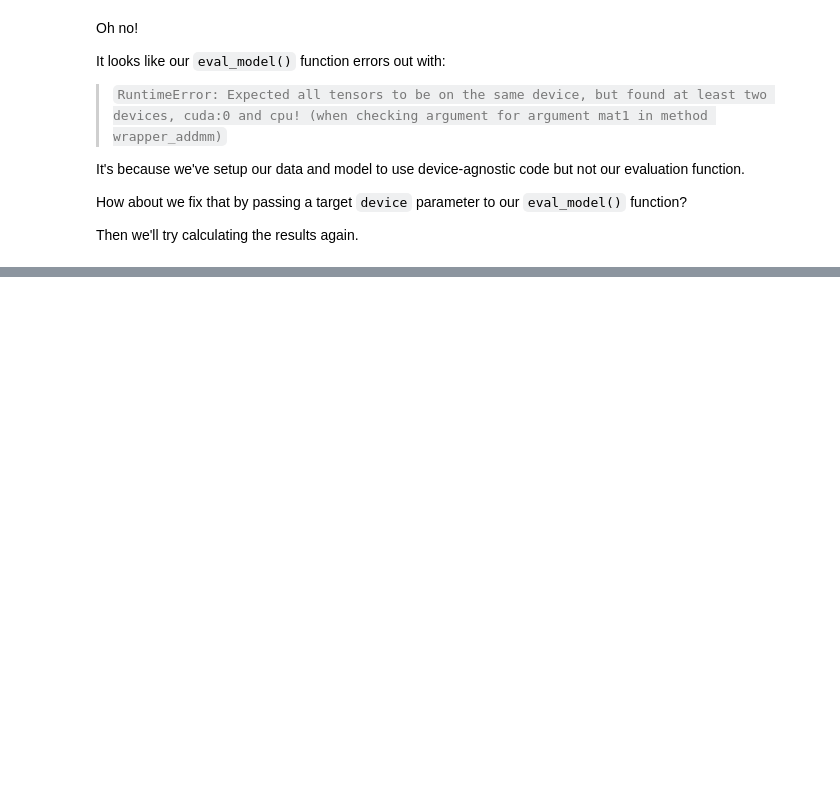
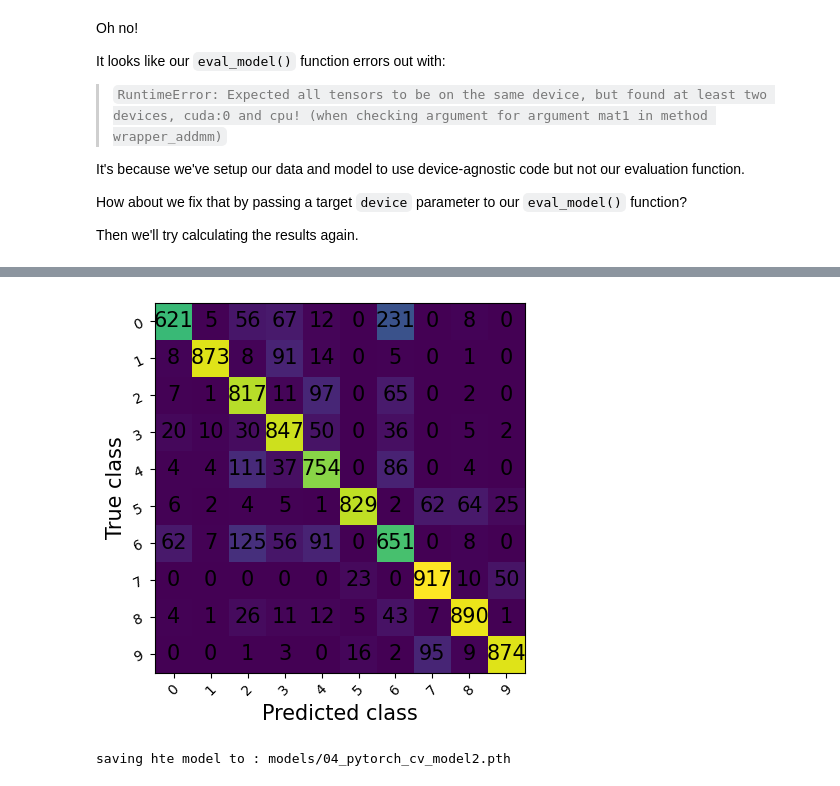
Before and after one commit to stanleyedward/pytorching, a Jupyter notebook: 4_pytorch_cv/copy.ipynb, the cells around one changed output, grey strips where cells are left out. Saved outputs shown, nothing was run; the diff lists cells and outputs as text; code cells hidden in the pictures; blank space fills up the shorter version.

```diff
--- a/4_pytorch_cv/copy.ipynb
+++ b/4_pytorch_cv/copy.ipynb
@@ -1055,0 +1360,9 @@ class FashionMNISTModelV2(nn.Module):
+# %%
+from torchmetrics import ConfusionMatrix
+
+#setup confsion matrix instance and comapre preds to targets
+
+confmat = ConfusionMatrix(task='multiclass',num_classes=len(class_names))
+confmat_tensor = confmat(preds=y_pred_tensor,
+                         target=test_data.targets)
+confmat_tensor
@@ -1055,0 +1380,21 @@ class FashionMNISTModelV2(nn.Module):
+# %%
+#plot the confusion matrics
+fig_, ax_ = confmat.plot()
+# %% [output]
+[figure, added]
+# %%
+#saving and load our moodel!!!
+from pathlib import Path
+MODEL_PATH = Path("models")
+MODEL_PATH.mkdir(parents=True,
+                exist_ok=True)
+MODEL_NAME = "04_pytorch_cv_model2.pth"
+MODEL_SAVE_PATH = MODEL_PATH / MODEL_NAME
+
+MODEL_SAVE_PATH
+#save the model statedict
+print(F"saving hte model to : {MODEL_SAVE_PATH}")
+torch.save(obj=model_2.state_dict(),
+           f=MODEL_SAVE_PATH)
+# %% [output]
+saving hte model to : models/04_pytorch_cv_model2.pth
```
Also changed, not shown: parts of 62 cells of this notebook.
